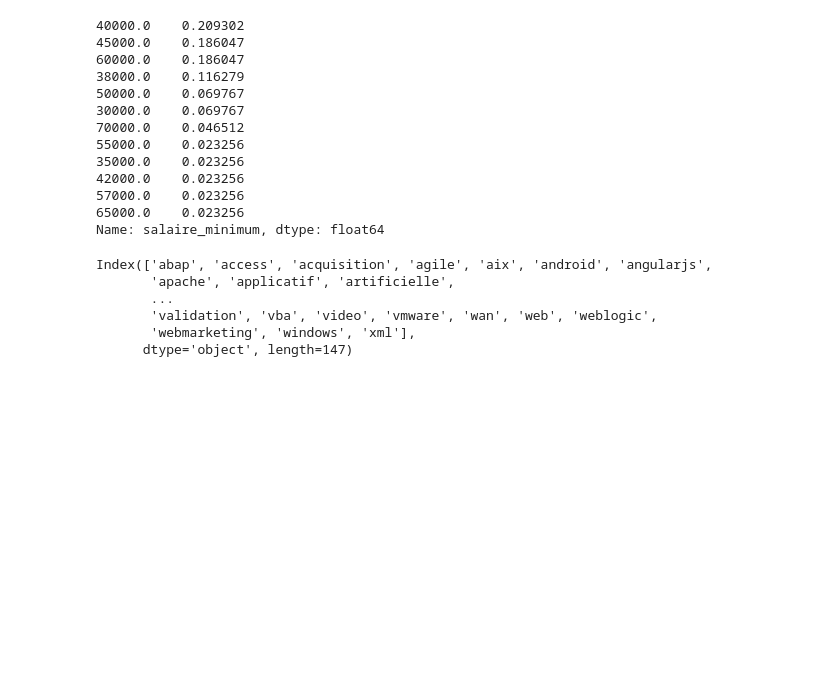
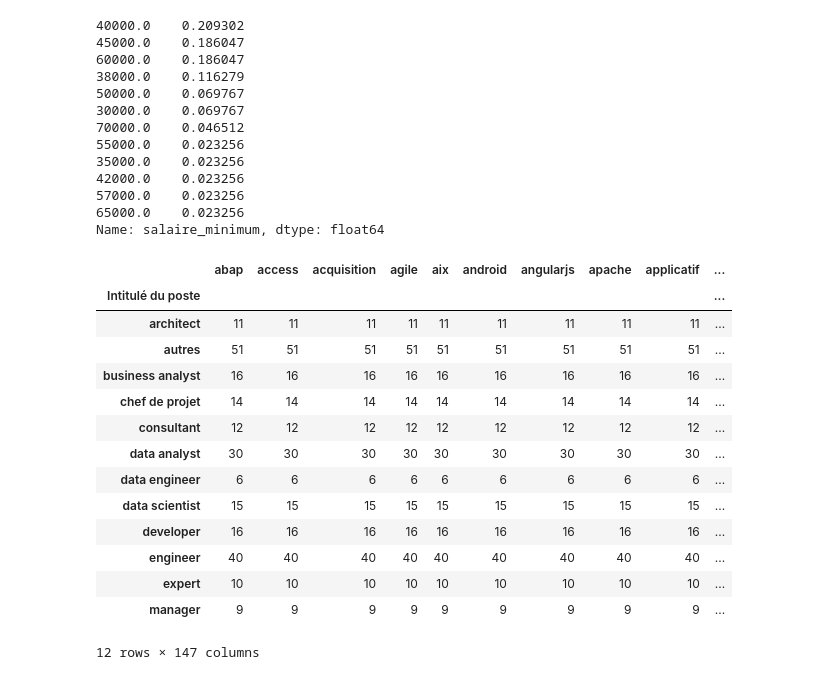
Before and after one commit to data-IA-2022/Find_job_Fengfeng_Asmae_David, a Jupyter notebook: FInd_job_Explo.ipynb, the cells around one changed output. Saved outputs shown, nothing was run; the diff lists cells and outputs as text; code cells hidden in the pictures; blank space fills up the shorter version.

```diff
--- a/FInd_job_Explo.ipynb
+++ b/FInd_job_Explo.ipynb
@@ -71,18 +71,25 @@ fig.show()
 # %%
 cv = CountVectorizer()
 comp_tf = cv.fit_transform(df['competences']).toarray()
-comp_tf = pd.DataFrame(data = comp_tf, columns = cv.get_feature_names_out())
+comp_tf = pd.DataFrame(data = comp_tf, columns = cv.get_feature_names_out()) # permet d'obtenir un df avec les bons noms de colonne
 names_comp = comp_tf.columns
 comp_tf['Intitulé du poste'] = df['Intitulé du poste']
-postes = df['Intitulé du poste'].unique()
-for name in names_comp:
-    df_gb = comp_tf.groupby('Intitulé du poste')[name].count()
-    fig = go.Figure(data=[go.Histogram(y=comp_tf, x= postes)])
-    fig.show()
+postes = df['Intitulé du poste'].unique() # donne la liste des valeurs possibles
+df_gb = comp_tf.groupby('Intitulé du poste')[names_comp].count()
+df_gb
 # %% [output]
+|  | abap | access | acquisition | agile | aix | android | angularjs | apache | applicatif | ... |
+| Intitulé du poste |  |  |  |  |  |  |  |  |  | ... |
+| architect | 11 | 11 | 11 | 11 | 11 | 11 | 11 | 11 | 11 | ... |
+| autres | 51 | 51 | 51 | 51 | 51 | 51 | 51 | 51 | 51 | ... |
+| business analyst | 16 | 16 | 16 | 16 | 16 | 16 | 16 | 16 | 16 | ... |
+| chef de projet | 14 | 14 | 14 | 14 | 14 | 14 | 14 | 14 | 14 | ... |
+| consultant | 12 | 12 | 12 | 12 | 12 | 12 | 12 | 12 | 12 | ... |
+| data analyst | 30 | 30 | 30 | 30 | 30 | 30 | 30 | 30 | 30 | ... |
+| data engineer | 6 | 6 | 6 | 6 | 6 | 6 | 6 | 6 | 6 | ... |
+| data scientist | 15 | 15 | 15 | 15 | 15 | 15 | 15 | 15 | 15 | ... |
+| developer | 16 | 16 | 16 | 16 | 16 | 16 | 16 | 16 | 16 | ... |
+| engineer | 40 | 40 | 40 | 40 | 40 | 40 | 40 | 40 | 40 | ... |
+| expert | 10 | 10 | 10 | 10 | 10 | 10 | 10 | 10 | 10 | ... |
+| manager | 9 | 9 | 9 | 9 | 9 | 9 | 9 | 9 | 9 | ... |
-Index(['abap', 'access', 'acquisition', 'agile', 'aix', 'android', 'angularjs',
-       'apache', 'applicatif', 'artificielle',
-       ...
-       'validation', 'vba', 'video', 'vmware', 'wan', 'web', 'weblogic',
-       'webmarketing', 'windows', 'xml'],
-      dtype='object', length=147)
+12 rows × 147 columns
```
